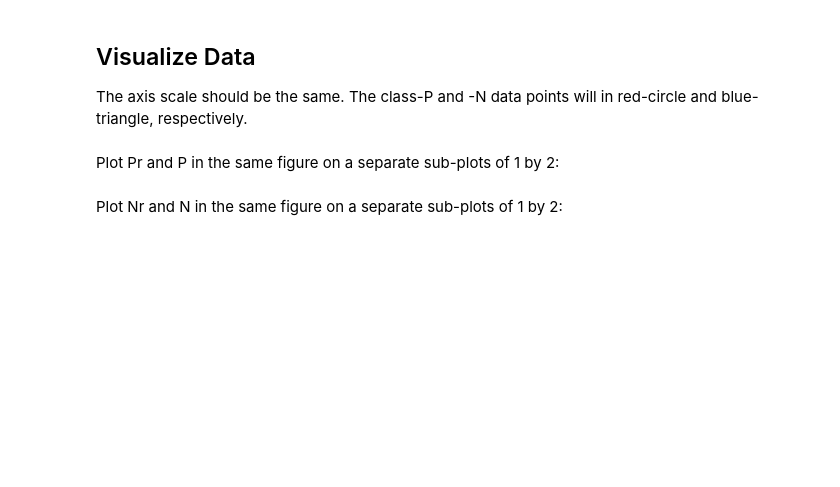
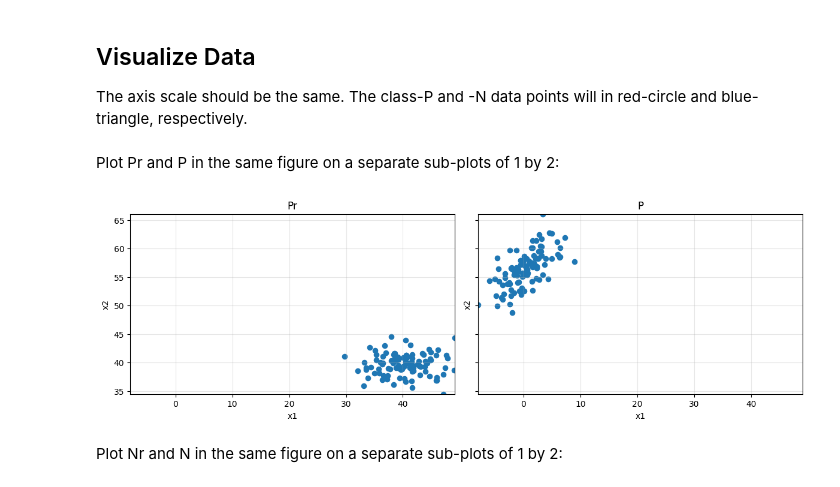
Before and after one commit to adamrodi/CMPS4700, a Jupyter notebook: Notebooks/ron.ipynb, the cells around one changed output. Cells and saved outputs as stored; diff of their text form; code cells hidden in the pictures; blank space fills up the shorter version.

```diff
--- a/Notebooks/ron.ipynb
+++ b/Notebooks/ron.ipynb
@@ -20,3 +24,17 @@ Run your entire code and save. Then submit this <b>saved</b> copy.
 seed = 0<br>
 a1 is from a normal distribution N(mean=20,var=4)<br>
 a2 is from a uniform distribution U(min=14,max=26)<br>
+# %%
+np.random.seed(0)
+
+n = 100
+
+a1 = np.random.normal(loc=20, scale=2, size=n)
+a2 = np.random.uniform(low=14, high=26, size=n)
+
+D = pd.DataFrame({
+    "a1": a1,
+    "a2": a2,
+})
+
+D
@@ -39,5 +139,31 @@ Merge P and N into a single set PN.
 The axis scale should be the same. The class-P and -N data points will in red-circle and blue-triangle, respectively.
 # %% [markdown]
 Plot Pr and P in the same figure on a separate sub-plots of 1 by 2:
+# %%
+fig, axes = plt.subplots(1, 2, figsize=(12, 5), sharex=True, sharey=True)
+
+x_min = pd.concat([Pr["x1"], P["x1"]]).min()
+x_max = pd.concat([Pr["x1"], P["x1"]]).max()
+y_min = pd.concat([Pr["x2"], P["x2"]]).min()
+y_max = pd.concat([Pr["x2"], P["x2"]]).max()
+
+axes[0].scatter(Pr["x1"], Pr["x2"], marker="o", s=35)
+axes[0].set_title("Pr")
+
+axes[1].scatter(P["x1"], P["x2"], marker="o", s=35)
+axes[1].set_title("P")
+
+for ax in axes:
+    ax.set_xlabel("x1")
+    ax.set_ylabel("x2")
+    ax.set_xlim(x_min, x_max)
+    ax.set_ylim(y_min, y_max)
+    ax.set_aspect("equal", adjustable="box")
+    ax.grid(True, alpha=0.3)
+
+plt.tight_layout()
+plt.show()
+# %% [output]
+[figure, added]
 # %% [markdown]
 Plot Nr and N in the same figure on a separate sub-plots of 1 by 2:
```
Also changed, not shown: parts of 8 cells of this notebook.
